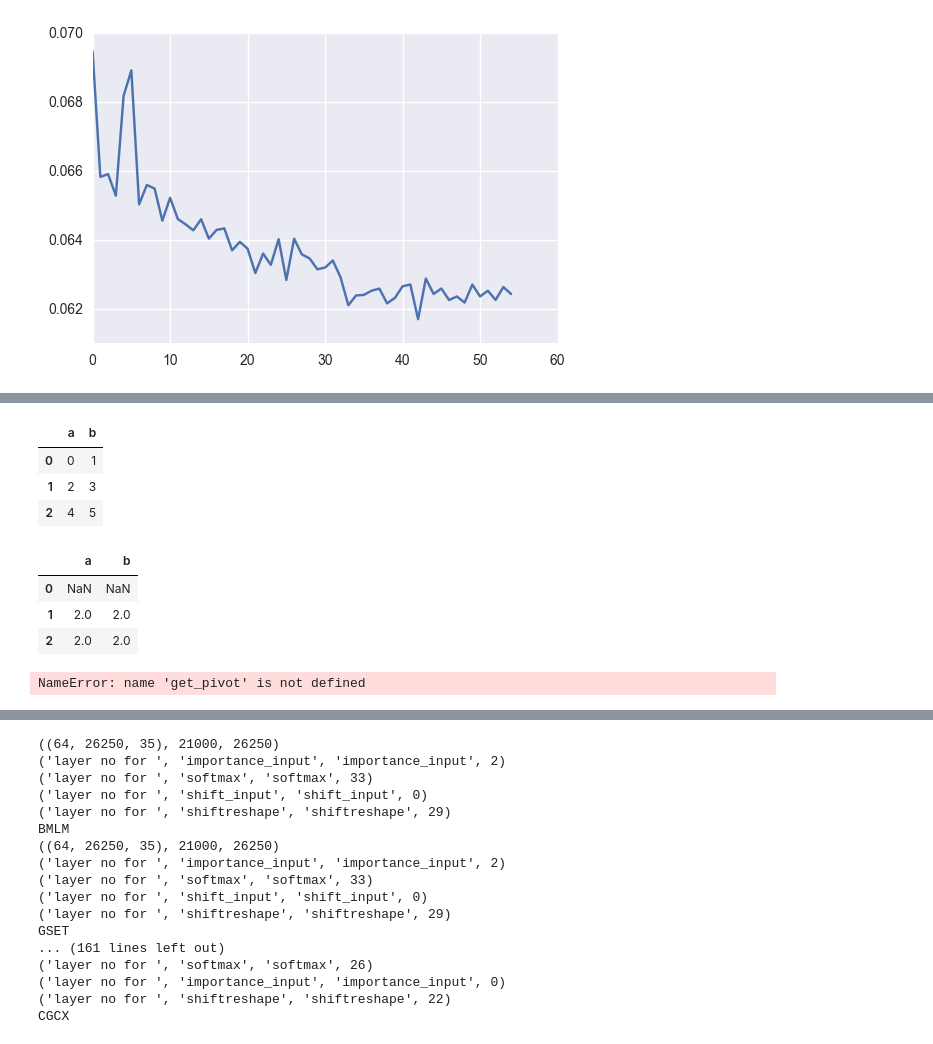
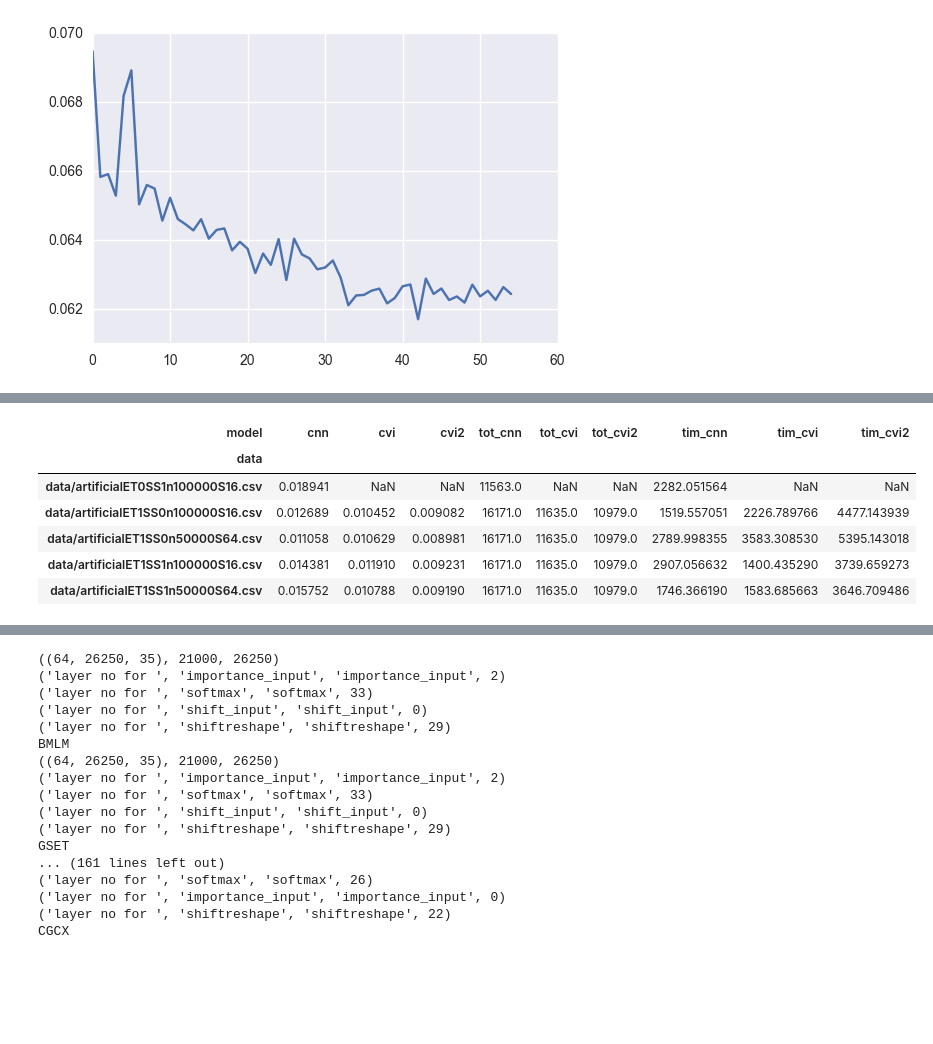
Before and after one commit to mbinkowski/nntimeseries, a Jupyter notebook: results_display.ipynb, the cells around one changed output, grey strips where cells are left out. Saved outputs shown, nothing was run; the diff lists cells and outputs as text; code cells hidden in the pictures; blank space fills up the shorter version.

```diff
--- a/results_display.ipynb
+++ b/results_display.ipynb
@@ -178,23 +167,18 @@ df =pd.DataFrame(np.arange(6).reshape(3,2), columns = ['a', 'b'])
-# %%
-df
-# %% [output]
-|  | a | b |
-| 0 | 0 | 1 |
-| 1 | 2 | 3 |
-| 2 | 4 | 5 |
-# %%
-df.diff()
-# %% [output]
-|  | a | b |
-| 0 | NaN | NaN |
-| 1 | 2.0 | 2.0 |
-| 2 | 2.0 | 2.0 |
 # %%
 setting = dict(
     objective = 'regr',
+    train_share = (.8, 1.),
+    diffs = False,
+#     architecture = {'lambda': True, 'softmax':False, 'nonneg':False}
 )
 
-df0, pivot = get_pivot(setting, all_results, ['aux_weight'])
+df0, pivot = get_pivot(setting, all_results, ['total_params', 'time_to_best'])
 pivot
 # %% [output]
-NameError: name 'get_pivot' is not defined
+| model | cnn | cvi | cvi2 | tot_cnn | tot_cvi | tot_cvi2 | tim_cnn | tim_cvi | tim_cvi2 |
+| data |  |  |  |  |  |  |  |  |  |
+| data/artificialET0SS1n100000S16.csv | 0.018941 | NaN | NaN | 11563.0 | NaN | NaN | 2282.051564 | NaN | NaN |
+| data/artificialET1SS0n100000S16.csv | 0.012689 | 0.010452 | 0.009082 | 16171.0 | 11635.0 | 10979.0 | 1519.557051 | 2226.789766 | 4477.143939 |
+| data/artificialET1SS0n50000S64.csv | 0.011058 | 0.010629 | 0.008981 | 16171.0 | 11635.0 | 10979.0 | 2789.998355 | 3583.308530 | 5395.143018 |
+| data/artificialET1SS1n100000S16.csv | 0.014381 | 0.011910 | 0.009231 | 16171.0 | 11635.0 | 10979.0 | 2907.056632 | 1400.435290 | 3739.659273 |
+| data/artificialET1SS1n50000S64.csv | 0.015752 | 0.010788 | 0.009190 | 16171.0 | 11635.0 | 10979.0 | 1746.366190 | 1583.685663 | 3646.709486 |
```
Also changed, not shown: parts of 10 cells of this notebook, 6 other files.
